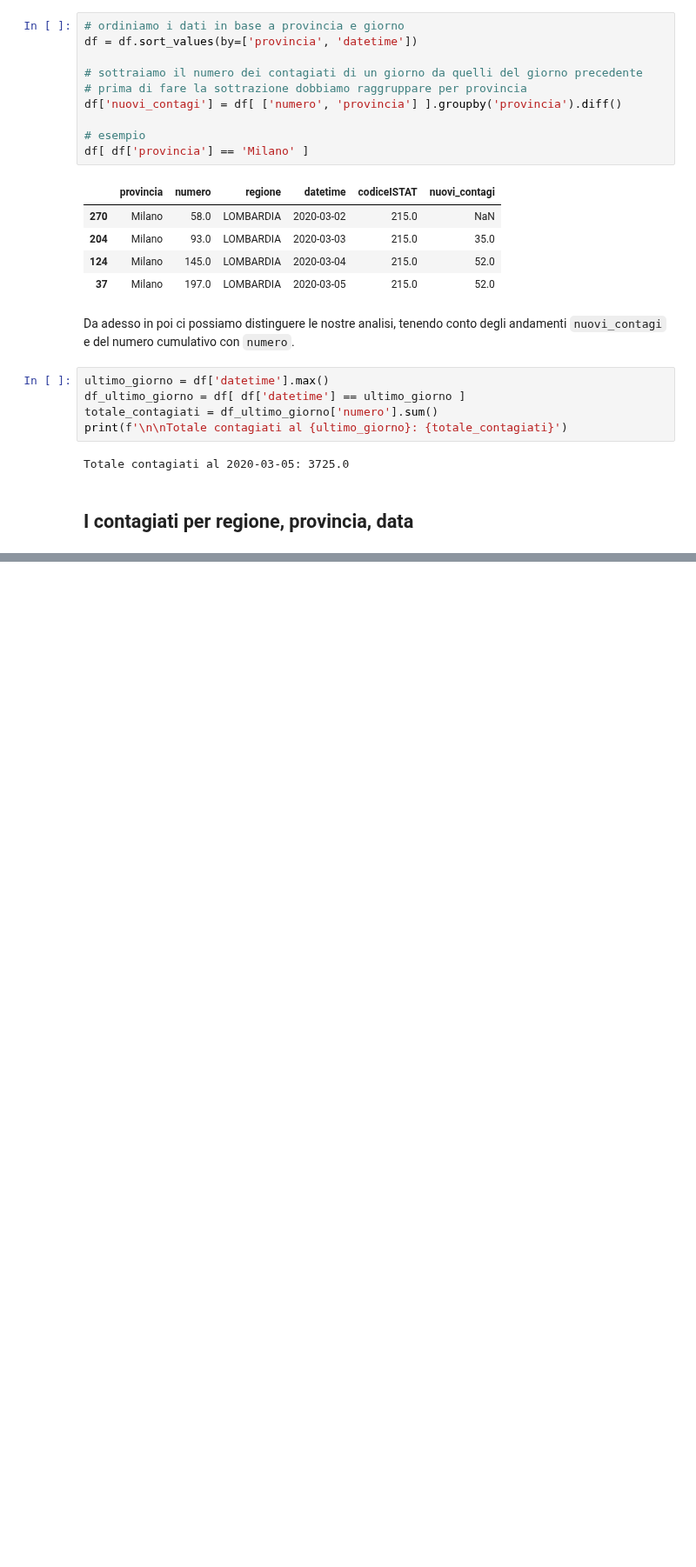
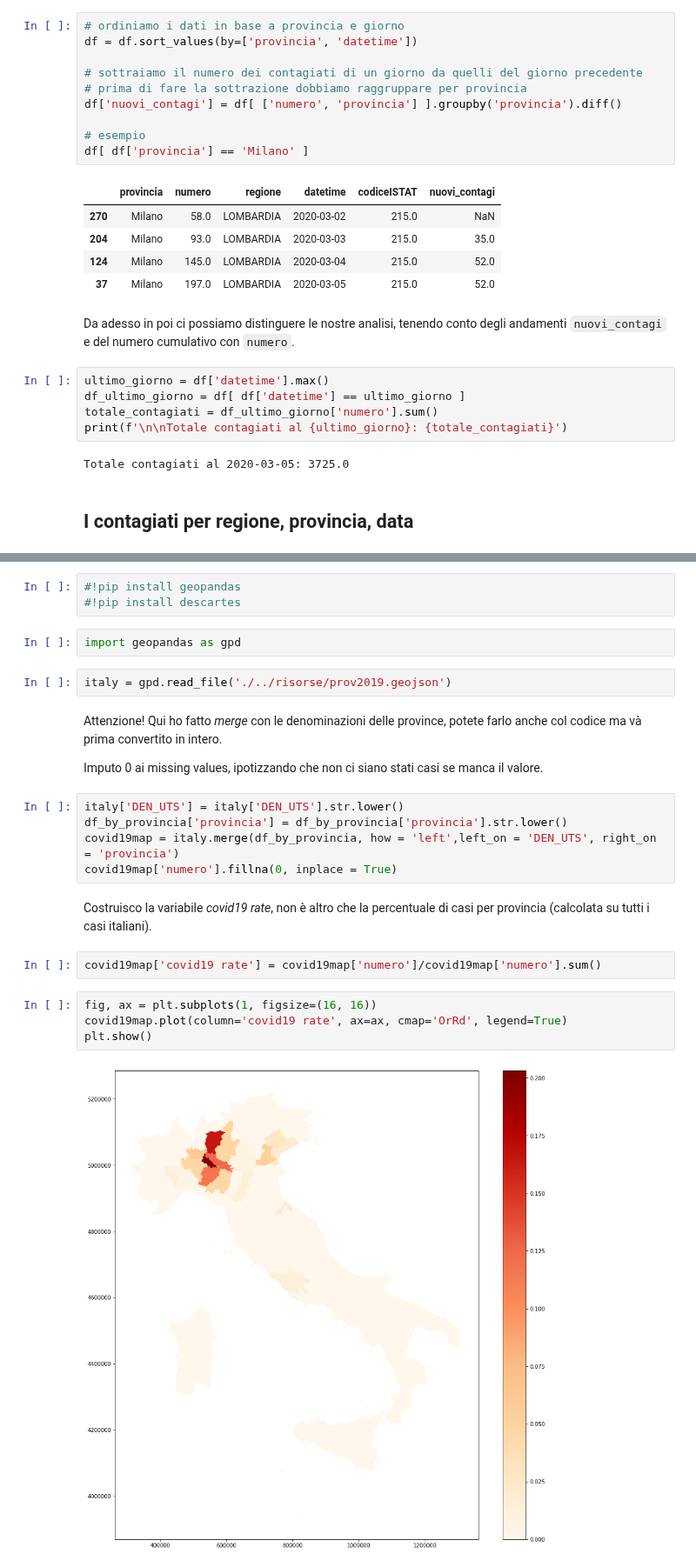
Before and after one commit to ondata/covid19italia, a Jupyter notebook: visualizzazione/analisi_descrittiva.ipynb, the cells around one changed output, grey strips where cells are left out. Shown at 87% size. Cells and saved outputs as stored; diff of their text form; blank space fills up the shorter version.

```diff
--- a/visualizzazione/analisi_descrittiva.ipynb
+++ b/visualizzazione/analisi_descrittiva.ipynb
@@ -137,0 +153,26 @@ plt.show()
+# %%
+#!pip install geopandas
+#!pip install descartes
+# %%
+import geopandas as gpd
+# %%
+italy = gpd.read_file('./../risorse/prov2019.geojson')
+# %% [markdown]
+Attenzione! Qui ho fatto *merge* con le denominazioni delle province, potete farlo anche col codice ma và prima convertito in intero.
+
+Imputo 0 ai missing values, ipotizzando che non ci siano stati casi se manca il valore.
+# %%
+italy['DEN_UTS'] = italy['DEN_UTS'].str.lower()
+df_by_provincia['provincia'] = df_by_provincia['provincia'].str.lower()
+covid19map = italy.merge(df_by_provincia, how = 'left',left_on = 'DEN_UTS', right_on = 'provincia')
+covid19map['numero'].fillna(0, inplace = True)
+# %% [markdown]
+Costruisco la variabile *covid19 rate*, non è altro che la percentuale di casi per provincia (calcolata su tutti i casi italiani).
+# %%
+covid19map['covid19 rate'] = covid19map['numero']/covid19map['numero'].sum()
+# %%
+fig, ax = plt.subplots(1, figsize=(16, 16))
+covid19map.plot(column='covid19 rate', ax=ax, cmap='OrRd', legend=True)
+plt.show()
+# %% [output]
+[figure, added]
```
Also changed, not shown: parts of 6 cells of this notebook, 1 other file.
